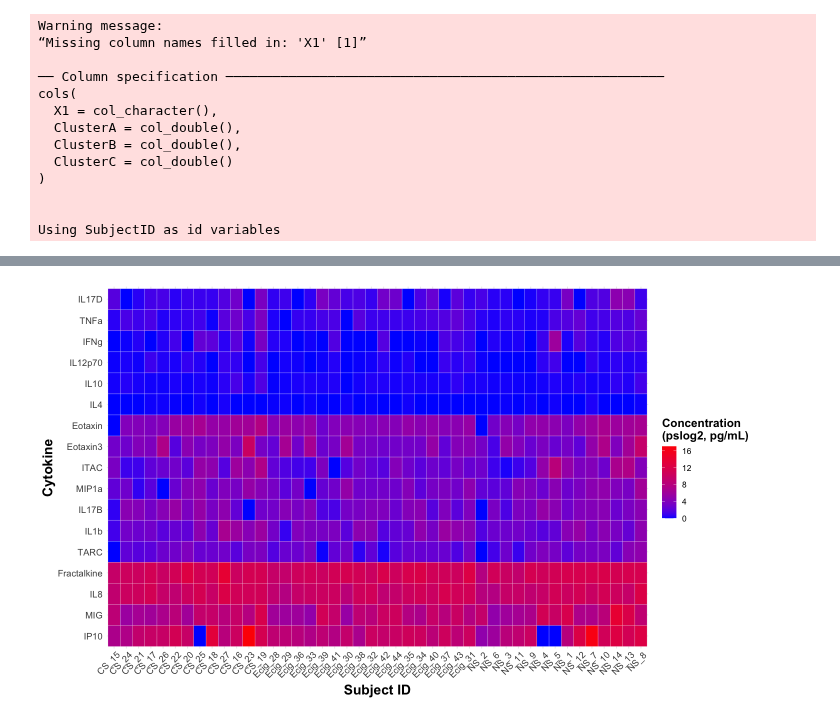
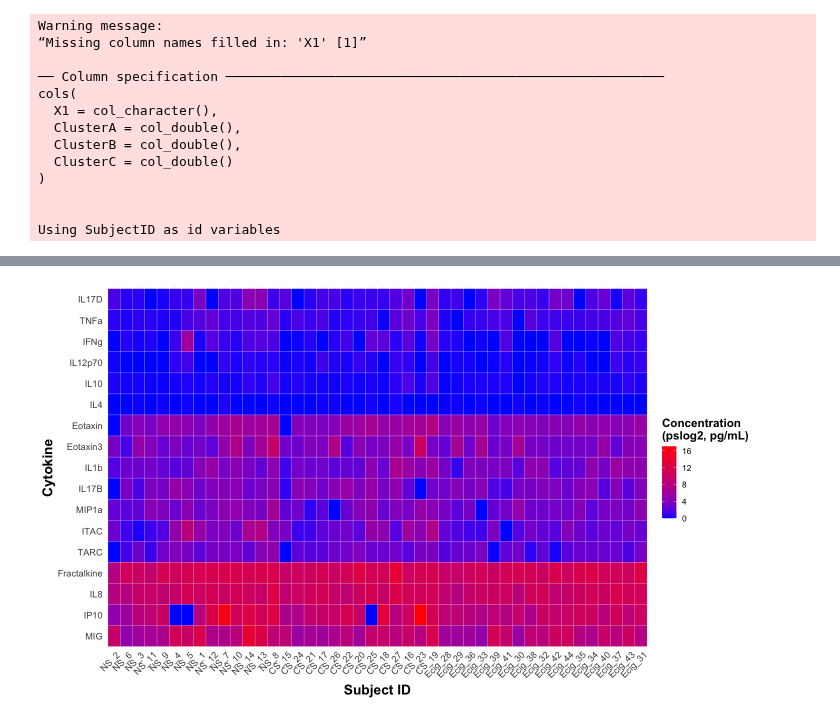
Before and after one commit to Ragerlab/Script_for_Cytokine-Signature-Clusters-as-a-Tool-to-Compare-Changes-associated-with-Tobacco-Product-, a Jupyter notebook: 1.4. Clustering Analyses/Baseline Eigencytokines & Weights (Figure 4).ipynb, the cells around one changed output, grey strips where cells are left out. Saved outputs shown, nothing was run; the diff lists cells and outputs as text; code cells hidden in the pictures.

```diff
--- a/1.4. Clustering Analyses/Baseline Eigencytokines & Weights (Figure 4).ipynb
+++ b/1.4. Clustering Analyses/Baseline Eigencytokines & Weights (Figure 4).ipynb
@@ -338,5 +324,5 @@ Joining, by = "Protein"
 # %%
-#getting subject id's ordered by avg concentrations
+#getting subject id's ordered by avg concentrations grouped within smoking groups
 ordered_df = inner_join(cytokines, consensus_clusters) %>%
     filter(Compartment == 'NLF') %>%
     select(SubjectID, Group, Cluster, Protein, Conc_pslog2) %>%
@@ -345,7 +331,11 @@ ordered_df = inner_join(cytokines, consensus_clusters) %>%
     group_by(Group, SubjectID) %>%
     summarize(Avg_Conc = mean(Conc_pslog2)) %>%
     arrange(Group, Avg_Conc)
-ordered_avg_subject_ids = ordered_df$SubjectID
+
+ordered_df$Group = factor(ordered_df$Group, levels = c("NS", "CS", "Ecig"))
+#factor didn't work so doing it manually
+ordered_avg_subject_ids = c(ordered_df$SubjectID[31:44], ordered_df$SubjectID[1:13], ordered_df$SubjectID[14:30])
+ordered_df
 # %% [output]
 Joining, by = "Protein"
 
@@ -353,9 +362,6 @@ Joining, by = "Protein"
 # %%
 #creating final df for each cluster
-ClusterA_NS_df = full_join(eigencytokines_NLF_ClusterA_NS, cytokines_ClusterA_NS)
-ClusterB_NS_df = full_join(eigencytokines_NLF_ClusterB_NS, cytokines_ClusterB_NS)
-ClusterC_NS_df = full_join(eigencytokines_NLF_ClusterC_NS, cytokines_ClusterC_NS)
-final_NS_df = data.frame(rbind(ClusterA_NS_df, ClusterB_NS_df, ClusterC_NS_df)) %>%
+final_NS_df = data.frame(rbind(cytokines_ClusterA_NS, cytokines_ClusterB_NS, cytokines_ClusterC_NS)) %>%
     #creating a space within the cluster names
     mutate(Name = ifelse(Name == "ClusterA", "Cluster A",
            ifelse(Name == "ClusterB", "Cluster B",
@@ -363,10 +369,8 @@ final_NS_df = data.frame(rbind(ClusterA_NS_df, ClusterB_NS_df, ClusterC_NS_df))
     select(-Group)
 final_NS_df$Group = rep("NS", times = length(final_NS_df$Name))
 
-ClusterA_CS_df = full_join(eigencytokines_NLF_ClusterA_CS, cytokines_ClusterA_CS)
-ClusterB_CS_df = full_join(eigencytokines_NLF_ClusterB_CS, cytokines_ClusterB_CS)
-ClusterC_CS_df = full_join(eigencytokines_NLF_ClusterC_CS, cytokines_ClusterC_CS)
-final_CS_df = data.frame(rbind(ClusterA_CS_df, ClusterB_CS_df, ClusterC_CS_df)) %>%
+
+final_CS_df = data.frame(rbind(cytokines_ClusterA_CS, cytokines_ClusterB_CS, cytokines_ClusterC_CS)) %>%
     #creating a space within the cluster names
     mutate(Name = ifelse(Name == "ClusterA", "Cluster A",
            ifelse(Name == "ClusterB", "Cluster B",
@@ -374,10 +378,7 @@ final_CS_df = data.frame(rbind(ClusterA_CS_df, ClusterB_CS_df, ClusterC_CS_df))
     select(-Group)
 final_CS_df$Group = rep("CS", times = length(final_CS_df$Name))
 
-ClusterA_Ecig_df = full_join(eigencytokines_NLF_ClusterA_Ecig, cytokines_ClusterA_Ecig)
-ClusterB_Ecig_df = full_join(eigencytokines_NLF_ClusterB_Ecig, cytokines_ClusterB_Ecig)
-ClusterC_Ecig_df = full_join(eigencytokines_NLF_ClusterC_Ecig, cytokines_ClusterC_Ecig)
-final_Ecig_df = data.frame(rbind(ClusterA_Ecig_df, ClusterB_Ecig_df, ClusterC_Ecig_df)) %>%
+final_Ecig_df = data.frame(rbind(cytokines_ClusterA_Ecig, cytokines_ClusterB_Ecig, cytokines_ClusterC_Ecig)) %>%
     #creating a space within the cluster names
     mutate(Name = ifelse(Name == "ClusterA", "Cluster A",
            ifelse(Name == "ClusterB", "Cluster B",
@@ -388,5 +389,6 @@ final_Ecig_df$Group = rep("Ecig", times = length(final_Ecig_df$Name))
 
 #combining all
 final_df = data.frame(rbind(final_NS_df, final_CS_df, final_Ecig_df))
+final_df$Group = factor(final_df$Group, levels = c("NS", "CS", "Ecig"))
 head(final_df)
 # %% [output]
@@ -419,31 +404,24 @@ A data.frame: 6 × 4
 # %%
 options(repr.plot.width=12, repr.plot.height=7) #changing size
 
-#decided to remove eigencytokines
-`%notin%` <- Negate(`%in%`)
-cytokines_only_df = final_df %>% filter (Name %notin% c("Cluster A", "Cluster B", "Cluster C"))
-
-
 #subject ids ordered by avg cytokine conc
-subject_ids = factor(cytokines_only_df$SubjectID, levels = ordered_avg_subject_ids)
+subject_ids = factor(final_df$SubjectID, levels = ordered_avg_subject_ids)
 
 #cytokines ordered by avg cytokine conc in each cluster
-Cytokine_ = factor(cytokines_only_df$Name, levels = c('IP10','MIG','IL8','Fractalkine','TARC','IL1b','IL17B',
-                                            'MIP1b','MIP1a','ITAC','Eotaxin3','Eotaxin','MCP1', 'IL4',
-                                            'IL10','IL12p70','IFNg','TNFa','IL17D','IL6','IL13'))
+Cytokine_ = factor(final_df$Name, levels = ordered_avg_cytokines)
 
-nonscaled_heat_map = ggplot(data = cytokines_only_df, aes(x = subject_ids, y = Cytokine_, fill = Conc_pslog2)) +
+nonscaled_heat_map = ggplot(data = final_df, aes(x = subject_ids, y = Cytokine_, fill = Conc_pslog2)) +
   geom_tile(color = "white") +
   scale_fill_gradient(low = 'blue', high = 'red') +
   theme_minimal() +
   theme(axis.text = element_text(size = 11), #changing size of axes labels
         axis.text.x = element_text(angle = 45, hjust = 0.9), #rotating x labels/ moving x labels slightly to the left
         axis.title = element_text(face = "bold", size = rel(1.5)), #changes axis titles
         legend.title = element_text(face = 'bold', size = 14), #changes legend title
         legend.text = element_text(size = 10))+ #changes legend text
 
   labs(x = "Subject ID", y = "Cytokine", fill = "Concentration\n(pslog2, pg/mL)")
 
 nonscaled_heat_map
 # %% [output]
-[figure, old version]
+[figure, new version]
```
Also changed, not shown: parts of 9 cells of this notebook.
